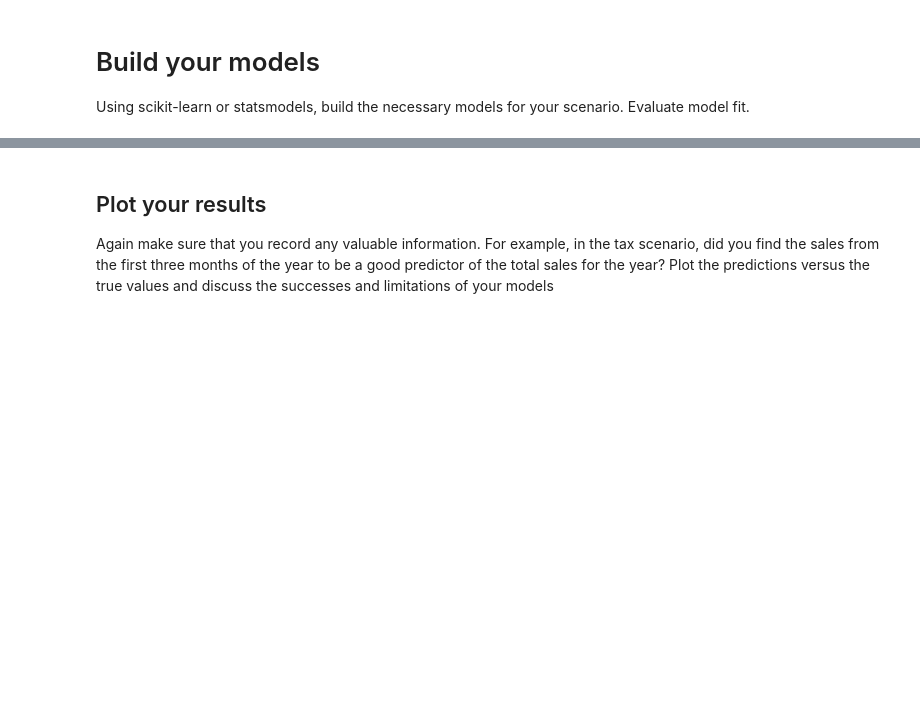
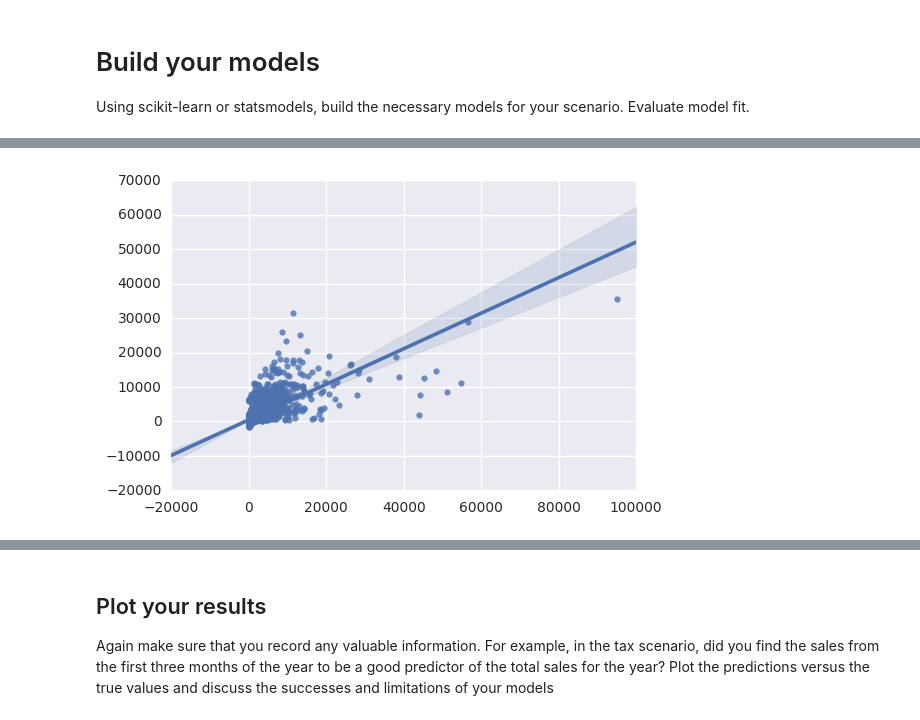
Before and after one commit to SuketuK/Project3, a Jupyter notebook: Project 3 Starter Code.ipynb, the cells around one changed output, grey strips where cells are left out. Cells and saved outputs as stored; diff of their text form; code cells hidden in the pictures; blank space fills up the shorter version.

```diff
--- a/Project 3 Starter Code.ipynb
+++ b/Project 3 Starter Code.ipynb
@@ -386,0 +385,5 @@ array([  685.04624866,   595.08040982,   420.38112246,   372.2056576 ,
+# %%
+# run SGDregressor and iterate over 350 times
+models[3] = standard_regression(iowa_data_2015,iowa_target_2015,SGDRegressor(n_iter=350))
+# %% [output]
+[figure, added]
```
Also changed, not shown: parts of 17 cells of this notebook.
